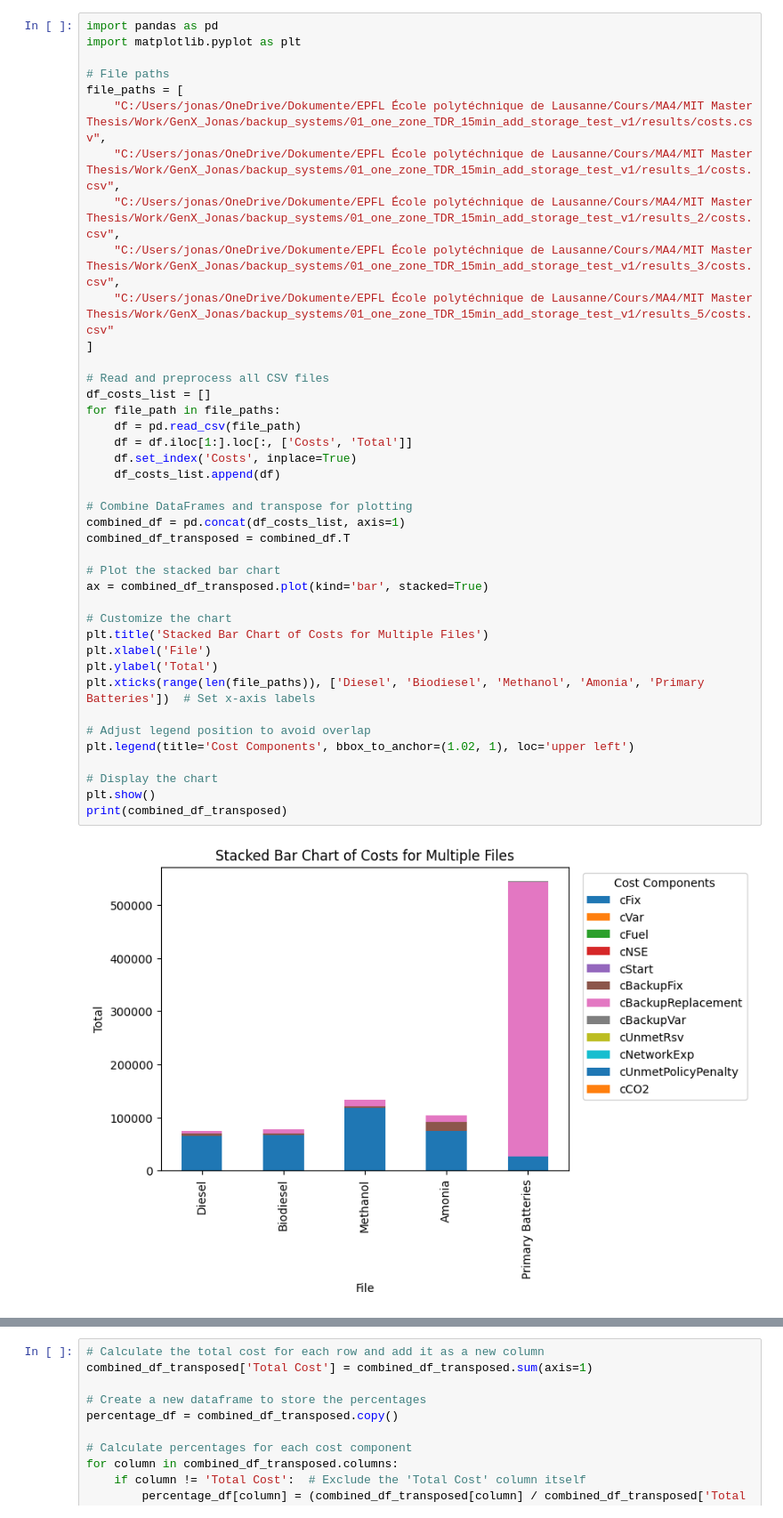
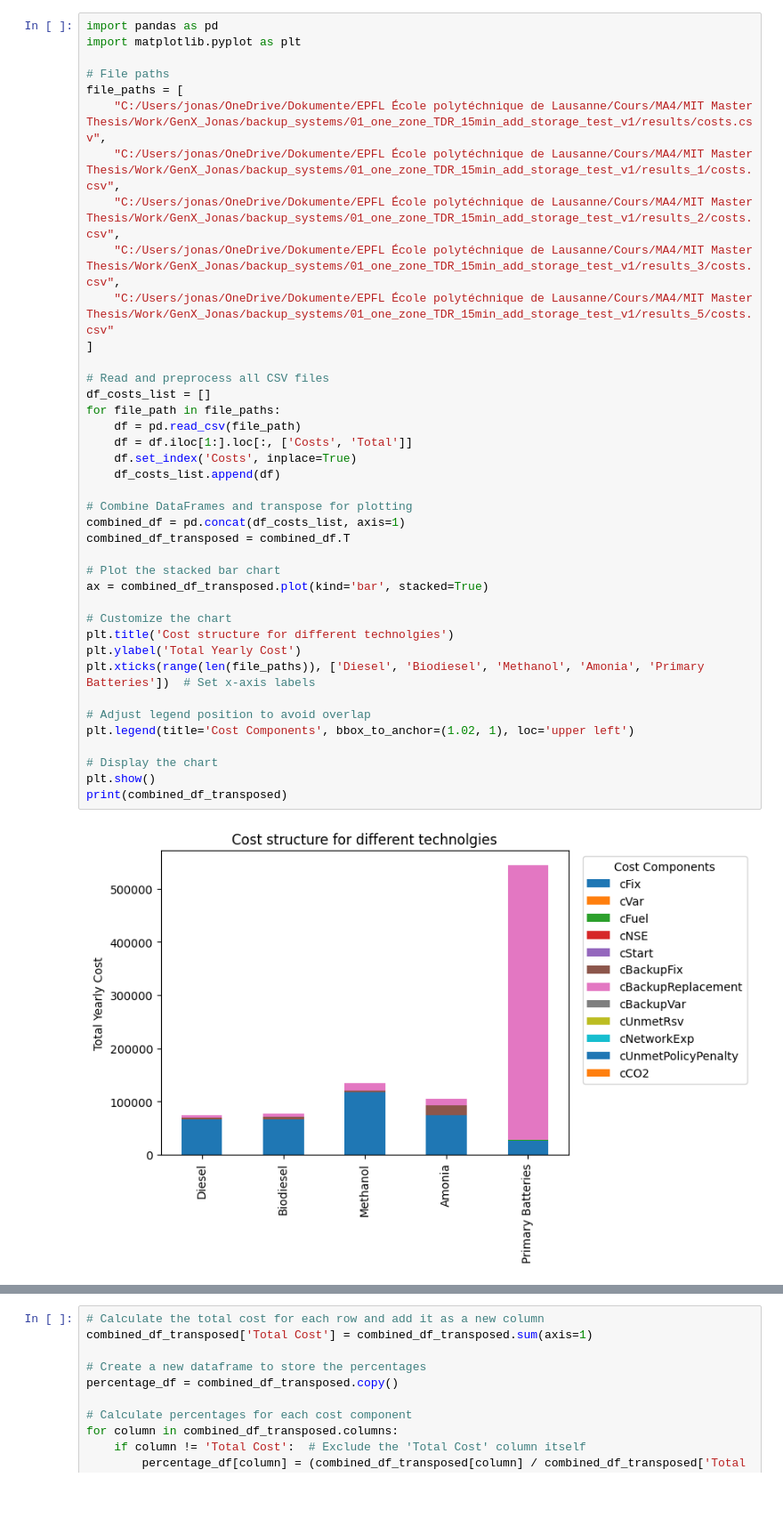
Before and after one commit to JonasSchweiger/Power_Outages_Code, a Jupyter notebook: Visualization.ipynb, the cells around one changed output, grey strips where cells are left out. Shown at 89% size. Drawn from its saved outputs; the diff is of its cells as text; blank space fills up the shorter version.

```diff
--- a/Visualization.ipynb
+++ b/Visualization.ipynb
@@ -64,37 +64,36 @@ file_paths = [
     "C:/Users/jonas/OneDrive/Dokumente/EPFL École polytéchnique de Lausanne/Cours/MA4/MIT Master Thesis/Work/GenX_Jonas/backup_systems/01_one_zone_TDR_15min_add_storage_test_v1/results_2/costs.csv",
     "C:/Users/jonas/OneDrive/Dokumente/EPFL École polytéchnique de Lausanne/Cours/MA4/MIT Master Thesis/Work/GenX_Jonas/backup_systems/01_one_zone_TDR_15min_add_storage_test_v1/results_3/costs.csv",
     "C:/Users/jonas/OneDrive/Dokumente/EPFL École polytéchnique de Lausanne/Cours/MA4/MIT Master Thesis/Work/GenX_Jonas/backup_systems/01_one_zone_TDR_15min_add_storage_test_v1/results_5/costs.csv"
 ]
 
 # Read and preprocess all CSV files
 df_costs_list = []
 for file_path in file_paths:
     df = pd.read_csv(file_path)
     df = df.iloc[1:].loc[:, ['Costs', 'Total']]
     df.set_index('Costs', inplace=True)
     df_costs_list.append(df)
 
 # Combine DataFrames and transpose for plotting
 combined_df = pd.concat(df_costs_list, axis=1)
 combined_df_transposed = combined_df.T
 
 # Plot the stacked bar chart
 ax = combined_df_transposed.plot(kind='bar', stacked=True)
 
 # Customize the chart
-plt.title('Stacked Bar Chart of Costs for Multiple Files')
-plt.xlabel('File')
-plt.ylabel('Total')
+plt.title('Cost structure for different technolgies')
+plt.ylabel('Total Yearly Cost')
 plt.xticks(range(len(file_paths)), ['Diesel', 'Biodiesel', 'Methanol', 'Amonia', 'Primary Batteries'])  # Set x-axis labels
 
 # Adjust legend position to avoid overlap
 plt.legend(title='Cost Components', bbox_to_anchor=(1.02, 1), loc='upper left')
 
 # Display the chart
 plt.show()
 print(combined_df_transposed)
 # %% [output]
-[figure, old version]
+[figure, new version]
 Costs      cFix      cVar       cFuel  cNSE    cStart    cBackupFix  \
 Total   66163.0  0.696667    1.651933   0.0  0.407667   3598.267124
 Total   66863.0  0.766333    2.048396   0.0  0.460507   3958.093836
```
Also changed, not shown: parts of 1 cell of this notebook.
